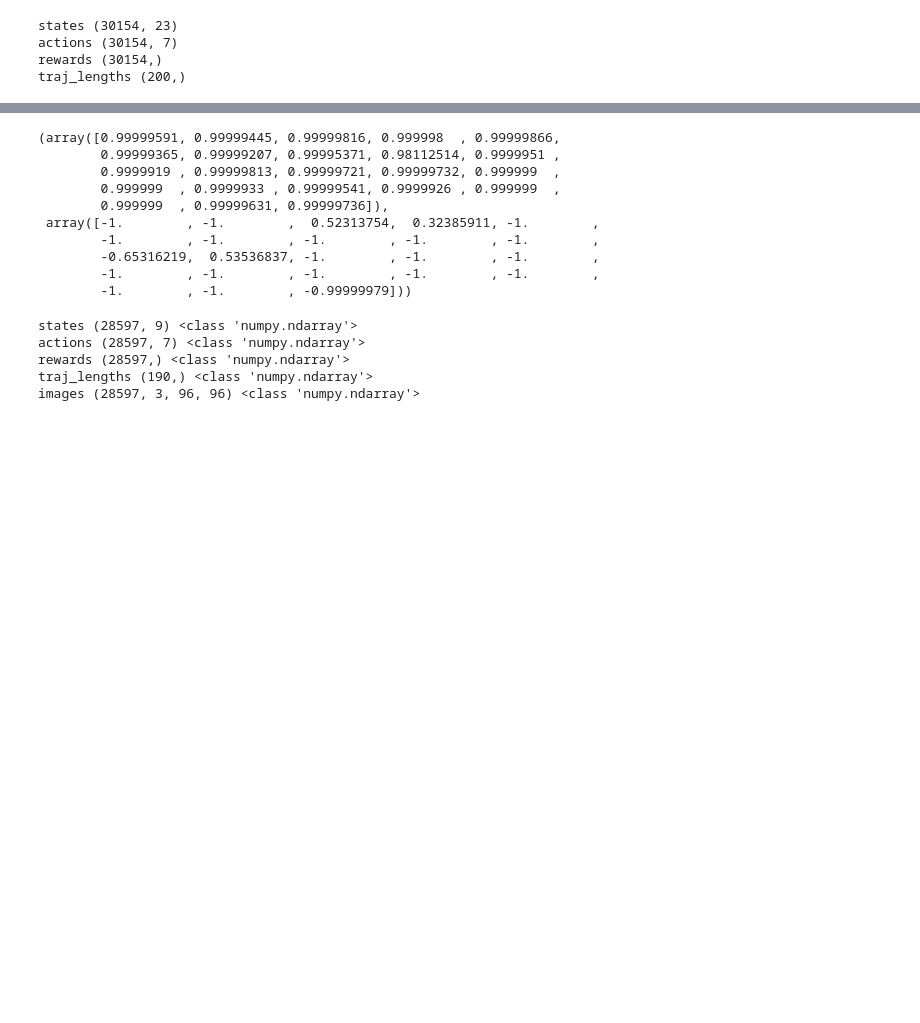
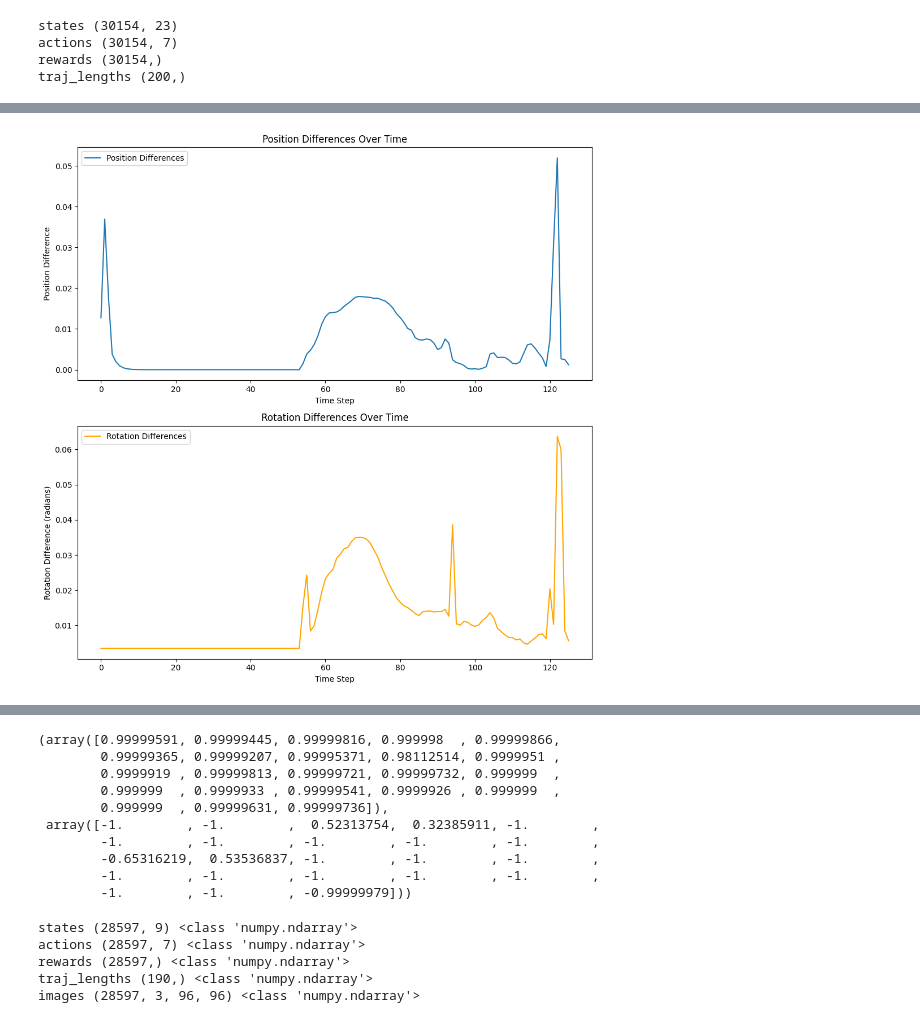
Before and after one commit to RaindragonD/dppo, a Jupyter notebook: test.ipynb, the cells around one changed output, grey strips where cells are left out. Cells and saved outputs as stored; diff of their text form; code cells hidden in the pictures; blank space fills up the shorter version.

```diff
--- a/test.ipynb
+++ b/test.ipynb
@@ -12,3 +27,7 @@ states (30154, 23)
 actions (30154, 7)
 rewards (30154,)
 traj_lengths (200,)
+# %%
+first_traj_length = data["traj_lengths"][0]
+first_traj_states = data["states"][:first_traj_length]
+first_traj_states.shape
@@ -14,0 +36,13 @@ traj_lengths (200,)
+# %%
+def quaternion_to_angle(q1, q2):
+    dot_product = np.sum(q1 * q2, axis=-1)
+    print(dot_product)
+    angle = 2 * np.arccos(np.clip(dot_product, -1.0, 1.0))
+    return angle
+
+def compute_pose_diff(pose1, pose2):
+    position_diff = np.linalg.norm(pose1[:3] - pose2[:3], axis=-1)
+    quaternion_diff = quaternion_to_angle(pose1[3:], pose2[3:])
+    return position_diff, quaternion_diff
+
+compute_pose_diff(first_traj_states[-2][9:16], first_traj_states[-1][9:16])
@@ -14,0 +78,59 @@ traj_lengths (200,)
+# %%
+# Initialize lists to store position and rotation differences
+position_diffs = []
+rotation_diffs = []
+
+# Iterate through pairs of neighboring states
+for i in range(len(first_traj_states) - 1):
+    state1 = first_traj_states[i]
+    state2 = first_traj_states[i + 1]
+
+    # Extract object pose (items 9 to 15) from each state
+    pose1 = state1[9:16]
+    pose2 = state2[9:16]
+
+    # Compute pose difference
+    pos_diff, rot_diff = compute_pose_diff(pose1, pose2)
+
+    # Append differences to respective lists
+    position_diffs.append(pos_diff)
+    rotation_diffs.append(rot_diff)
+
+# Convert lists to numpy arrays for easier manipulation
+position_diffs = np.array(position_diffs)
+rotation_diffs = np.array(rotation_diffs)
+
+print(f"Position differences shape: {position_diffs.shape}")
+print(f"Rotation differences shape: {rotation_diffs.shape}")
+print(f"Average position difference: {np.mean(position_diffs)}")
+print(f"Average rotation difference: {np.mean(rotation_diffs)}")
+
+import matplotlib.pyplot as plt
+
+# Create a figure with two subplots
+fig, (ax1, ax2) = plt.subplots(2, 1, figsize=(10, 10))
+
+# Plot position differences
+ax1.plot(position_diffs, label='Position Differences')
+ax1.set_title('Position Differences Over Time')
+ax1.set_xlabel('Time Step')
+ax1.set_ylabel('Position Difference')
+ax1.legend()
+
+# Plot rotation differences
+ax2.plot(rotation_diffs, label='Rotation Differences', color='orange')
+ax2.set_title('Rotation Differences Over Time')
+ax2.set_xlabel('Time Step')
+ax2.set_ylabel('Rotation Difference (radians)')
+ax2.legend()
+
+# Adjust layout and display the plot
+plt.tight_layout()
+plt.show()
+
+# Print some statistics
+print(f"Average position difference: {np.mean(position_diffs)}")
+print(f"Average rotation difference: {np.mean(rotation_diffs)}")
+print(f"Max position difference: {np.max(position_diffs)}")
+print(f"Max rotation difference: {np.max(rotation_diffs)}")
+# %% [output]
@@ -14,0 +154 @@ traj_lengths (200,)
+[figure, added]
```
Also changed, not shown: parts of 7 cells of this notebook, 6 other files.
